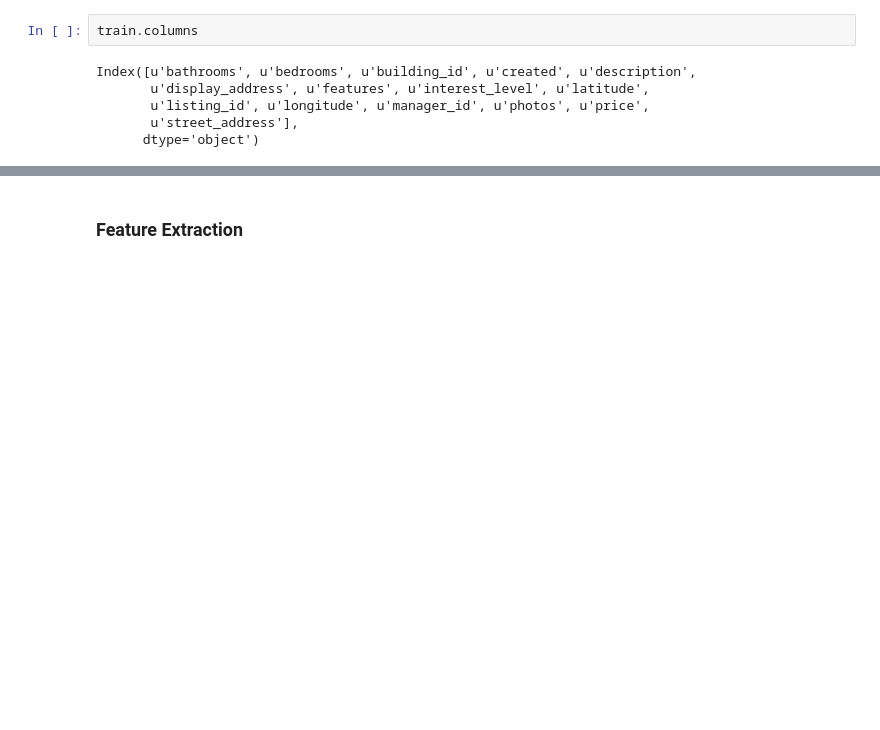
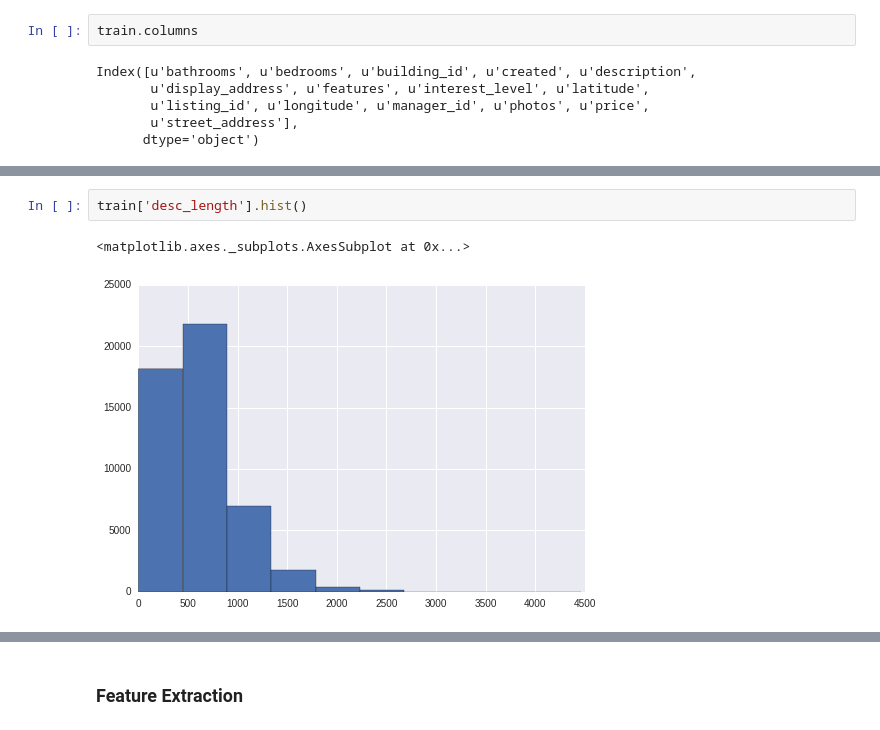
Before and after one commit to ah3200/renthop-kaggle, a Jupyter notebook: data_exploratory_analysis.ipynb, the cells around one changed output, grey strips where cells are left out. Cells and saved outputs as stored; diff of their text form; blank space fills up the shorter version.

```diff
--- a/data_exploratory_analysis.ipynb
+++ b/data_exploratory_analysis.ipynb
@@ -159,0 +242,5 @@ Index([u'bathrooms', u'bedrooms', u'building_id', u'created', u'description',
+# %%
+train['desc_length'].hist()
+# %% [output]
+<matplotlib.axes._subplots.AxesSubplot at 0x...>
+[figure, added]
```
Also changed, not shown: parts of 23 cells of this notebook, 1 other file.
